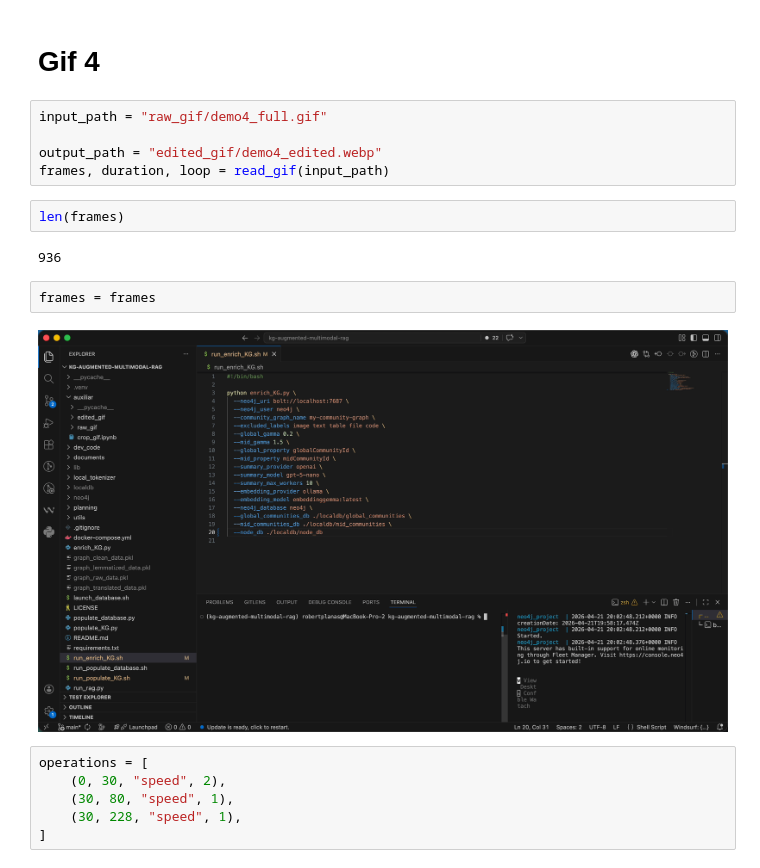
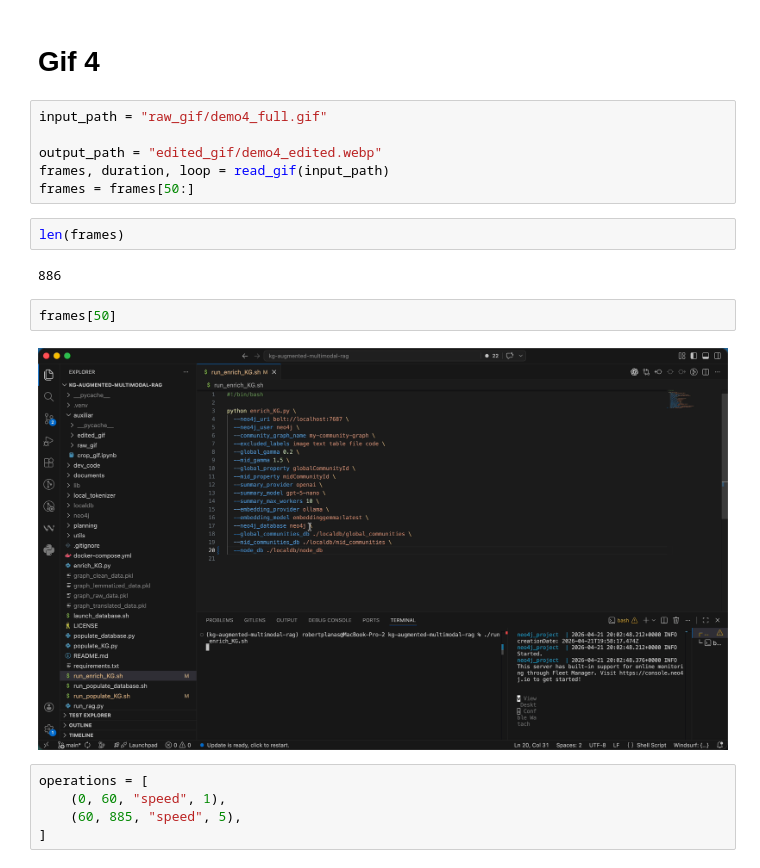
Before and after one commit to robertplanas/kg-augmented-multimodal-rag, a Jupyter notebook: auxiliar/crop_gif.ipynb, the cells around one changed output. Drawn from its saved outputs; the diff is of its cells as text.

```diff
--- a/auxiliar/crop_gif.ipynb
+++ b/auxiliar/crop_gif.ipynb
@@ -181,18 +181,18 @@ input_path = "raw_gif/demo4_full.gif"
 
 output_path = "edited_gif/demo4_edited.webp"
 frames, duration, loop = read_gif(input_path)
+frames = frames[50:]
 # %%
 len(frames)
 # %% [output]
-936
+886
 # %%
-frames = frames
+frames[50]
 # %% [output]
-[figure, old version]
+[figure, new version]
 # %%
 operations = [
-    (0, 30, "speed", 2),
-    (30, 80, "speed", 1),
-    (30, 228, "speed", 1),
+    (0, 60, "speed", 1),
+    (60, 885, "speed", 5),
 ]
 # %%
```
Also changed, not shown: parts of 5 cells of this notebook, 3 other files.
